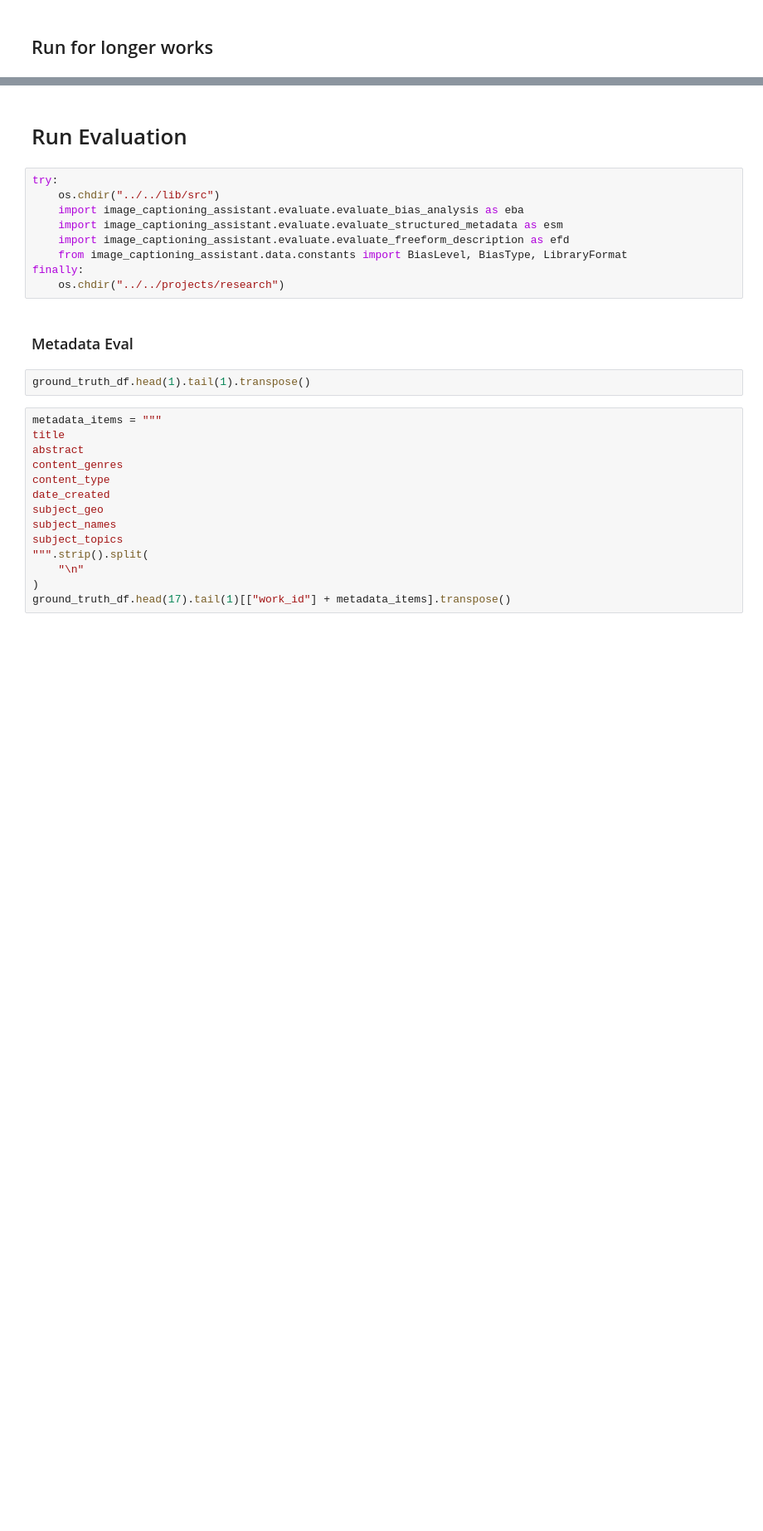
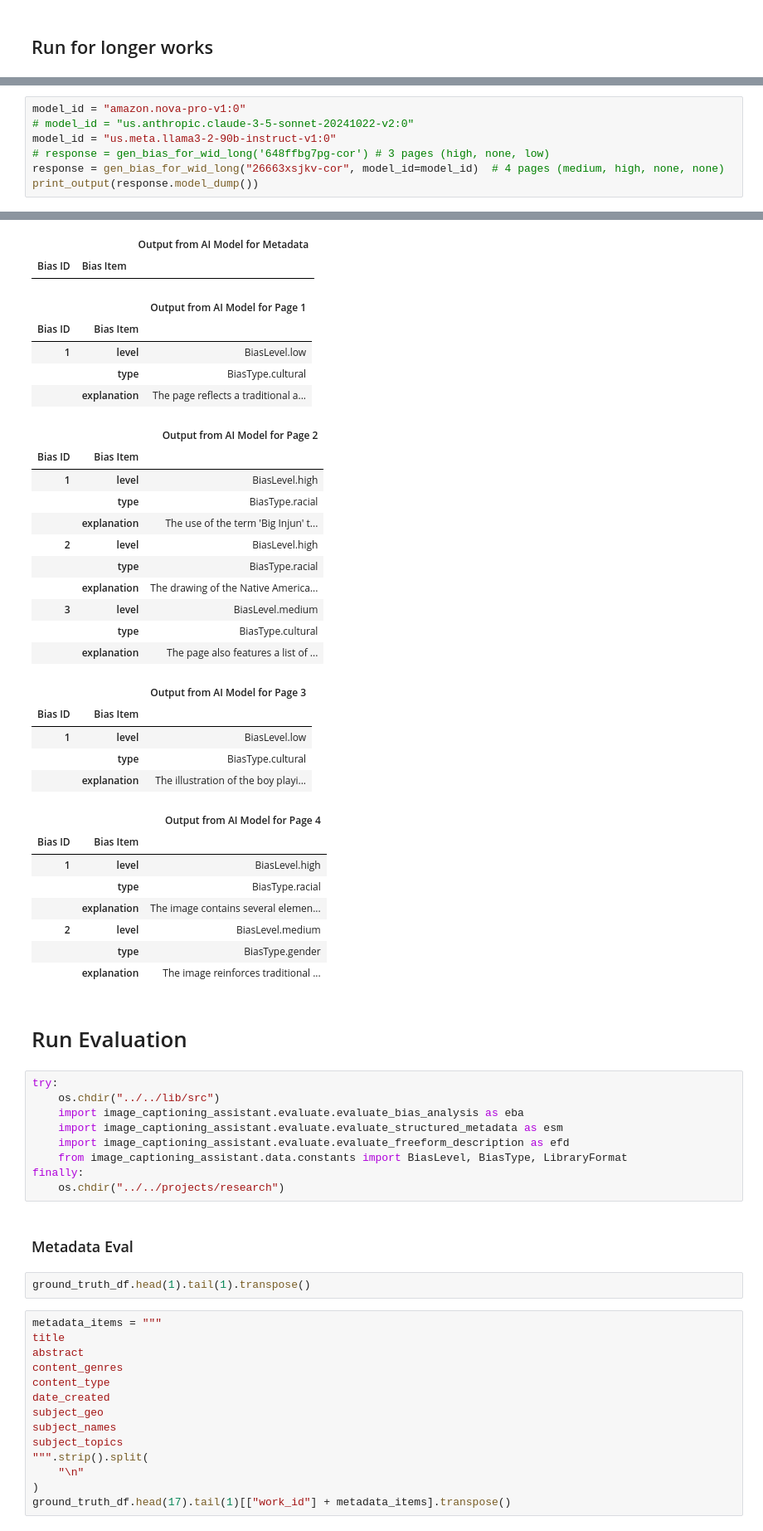
Before and after one commit to emory-libraries/ai-description, a Jupyter notebook: projects/research/bias_generation.ipynb, the cells around one changed output, grey strips where cells are left out. Shown: that part at 83% size. Drawn from its saved outputs; the diff is of its cells as text; blank space fills up the shorter version.

```diff
--- a/projects/research/bias_generation.ipynb
+++ b/projects/research/bias_generation.ipynb
@@ -345,0 +455,8 @@ Arguments against:
+# %%
+model_id = "amazon.nova-pro-v1:0"
+# model_id = "us.anthropic.claude-3-5-sonnet-20241022-v2:0"
+model_id = "us.meta.llama3-2-90b-instruct-v1:0"
+# response = gen_bias_for_wid_long('648ffbg7pg-cor') # 3 pages (high, none, low)
+response = gen_bias_for_wid_long("26663xsjkv-cor", model_id=model_id)  # 4 pages (medium, high, none, none)
+print_output(response.model_dump())
+# %% [output]
@@ -346,3 +480,34 @@ Arguments against:
+|  |  | Output from AI Model for Metadata |
+| Bias ID | Bias Item |  |
+|  |  | Output from AI Model for Page 1 |
+| Bias ID | Bias Item |  |
+| 1 | level | BiasLevel.low |
+|  | type | BiasType.cultural |
+|  | explanation | The page reflects a traditional a... |
+|  |  | Output from AI Model for Page 2 |
+| Bias ID | Bias Item |  |
+| 1 | level | BiasLevel.high |
+|  | type | BiasType.racial |
+|  | explanation | The use of the term 'Big Injun' t... |
+| 2 | level | BiasLevel.high |
+|  | type | BiasType.racial |
+|  | explanation | The drawing of the Native America... |
+| 3 | level | BiasLevel.medium |
+|  | type | BiasType.cultural |
+|  | explanation | The page also features a list of ... |
+|  |  | Output from AI Model for Page 3 |
+| Bias ID | Bias Item |  |
+| 1 | level | BiasLevel.low |
+|  | type | BiasType.cultural |
+|  | explanation | The illustration of the boy playi... |
+|  |  | Output from AI Model for Page 4 |
+| Bias ID | Bias Item |  |
+| 1 | level | BiasLevel.high |
+|  | type | BiasType.racial |
+|  | explanation | The image contains several elemen... |
+| 2 | level | BiasLevel.medium |
+|  | type | BiasType.gender |
+|  | explanation | The image reinforces traditional ... |
 # %% [markdown]
 # Run Evaluation
 # %%
```
Also changed, not shown: parts of 8 cells of this notebook, 4 other files.
